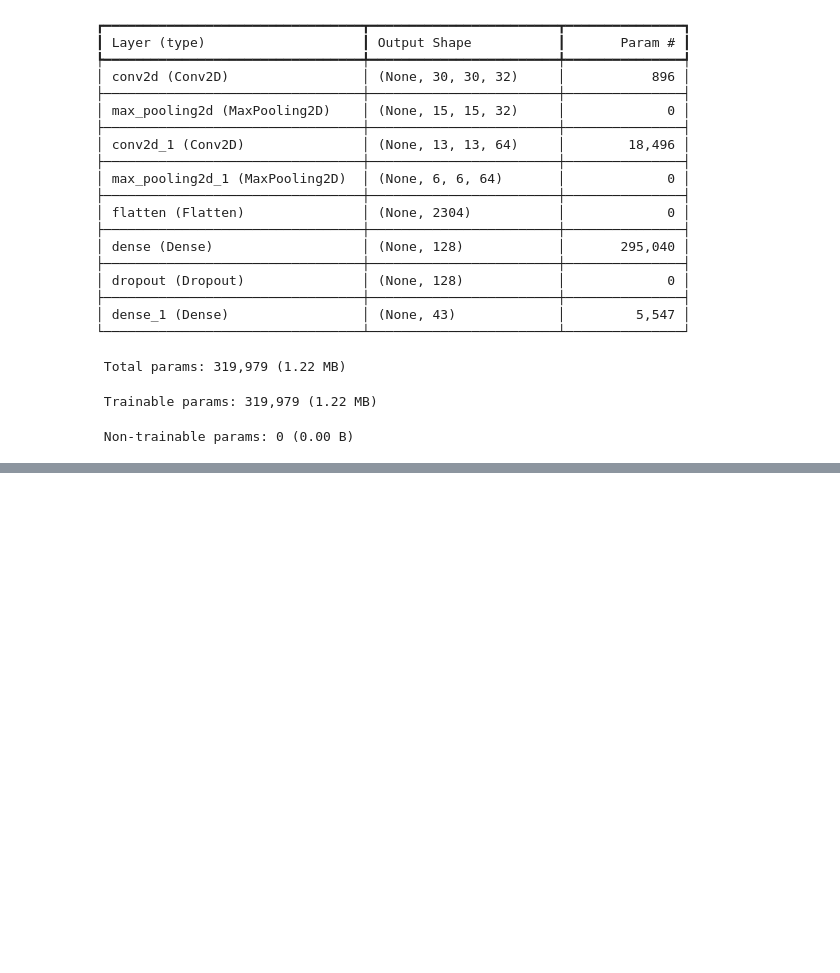
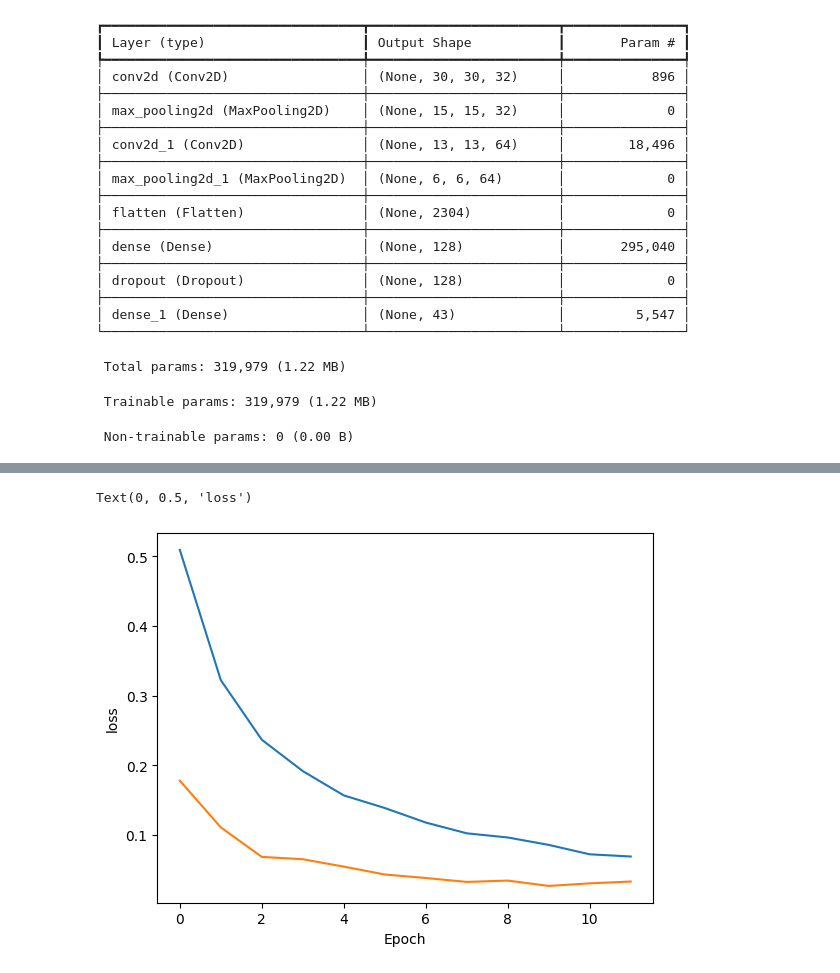
Before and after one commit to ichzann/German-Traffic-Sign-Recognition-CNN, a Jupyter notebook: Ml_Traffic_signs.ipynb, the cells around one changed output, grey strips where cells are left out. Drawn from its saved outputs; the diff is of its cells as text; code cells hidden in the pictures; blank space fills up the shorter version.

```diff
--- a/Ml_Traffic_signs.ipynb
+++ b/Ml_Traffic_signs.ipynb
@@ -160,0 +170,8 @@ Invalid input shape for input Tensor("sequential_1/Cast:0", shape=(None,), dtype
+# %%
+plt.plot(history.history["loss"])
+plt.plot(history.history["val_loss"])
+plt.xlabel("Epoch")
+plt.ylabel("loss")
+# %% [output]
+Text(0, 0.5, 'loss')
+[figure, added]
```
Also changed, not shown: parts of 4 cells of this notebook.
